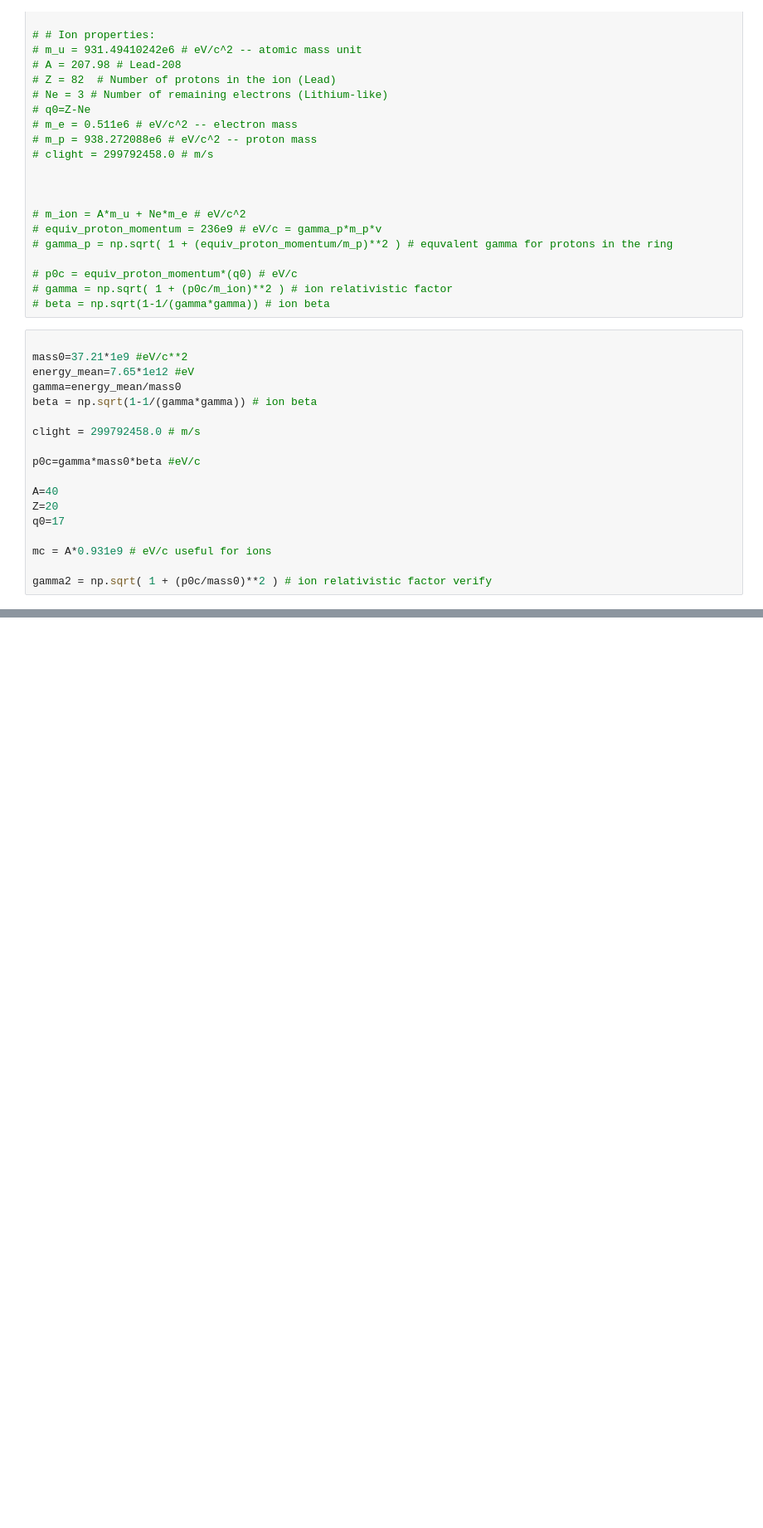
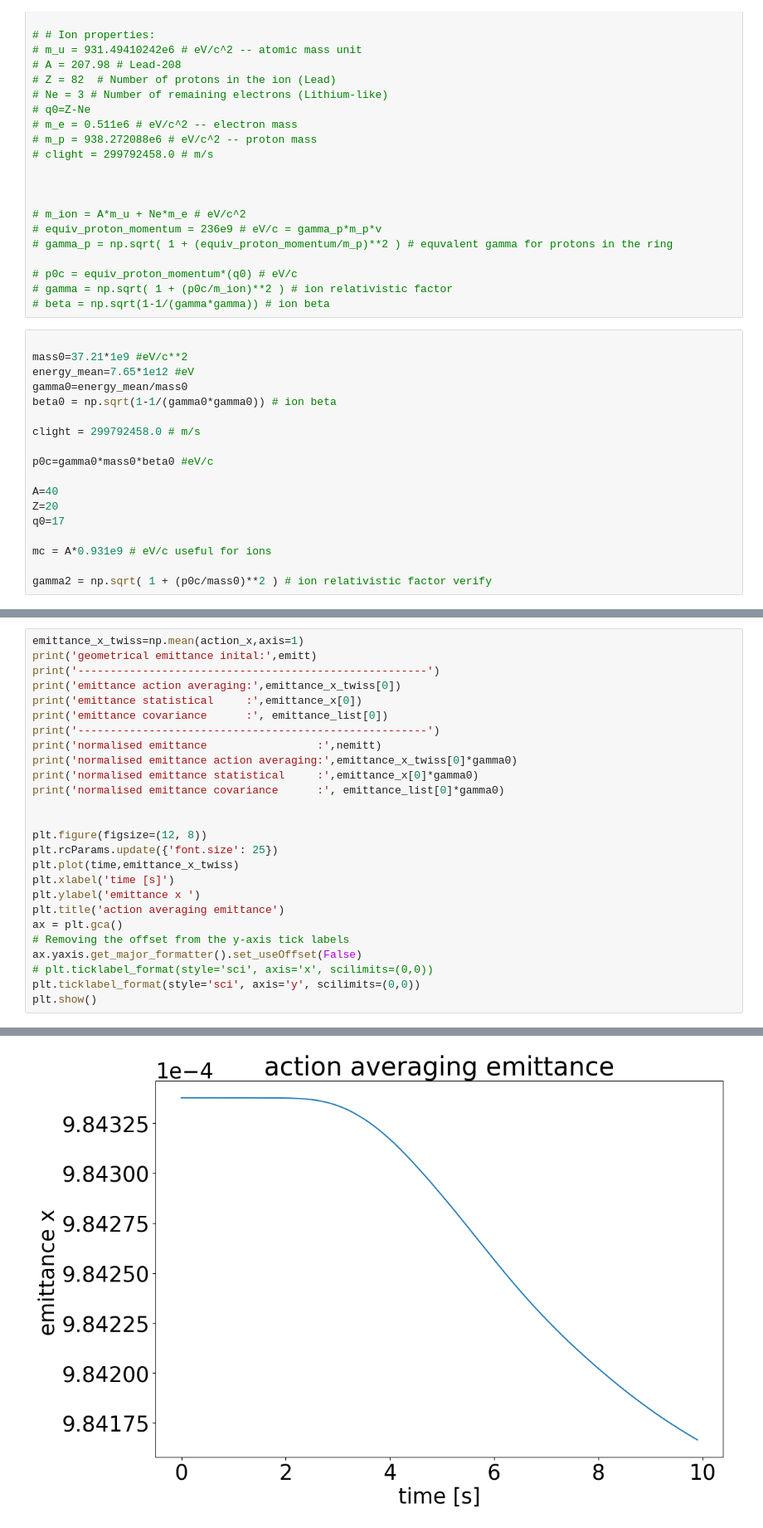
Before and after one commit to pkruyt/laser_cooling, a Jupyter notebook: SPS/SPS_pulsed/SPS_pulsed_arc.ipynb, the cells around one changed output, grey strips where cells are left out. Shown at 83% size. Drawn from its saved outputs; the diff is of its cells as text; blank space fills up the shorter version.

```diff
--- a/SPS/SPS_pulsed/SPS_pulsed_arc.ipynb
+++ b/SPS/SPS_pulsed/SPS_pulsed_arc.ipynb
@@ -37,12 +37,12 @@ from scipy import constants
 
 mass0=37.21*1e9 #eV/c**2
 energy_mean=7.65*1e12 #eV
-gamma=energy_mean/mass0
-beta = np.sqrt(1-1/(gamma*gamma)) # ion beta
+gamma0=energy_mean/mass0
+beta0 = np.sqrt(1-1/(gamma0*gamma0)) # ion beta
 
 clight = 299792458.0 # m/s
 
-p0c=gamma*mass0*beta #eV/c
+p0c=gamma0*mass0*beta0 #eV/c
 
 A=40
 Z=20
@@ -322,0 +405,27 @@ np.savez('results/Pulsed_data.npz', x=x, px=px, y=y, py=py, zeta=zeta, delta=del
+# %%
+emittance_x_twiss=np.mean(action_x,axis=1)
+print('geometrical emittance inital:',emitt)
+print('------------------------------------------------------')
+print('emittance action averaging:',emittance_x_twiss[0])
+print('emittance statistical     :',emittance_x[0])
+print('emittance covariance      :', emittance_list[0])
+print('------------------------------------------------------')
+print('normalised emittance                 :',nemitt)
+print('normalised emittance action averaging:',emittance_x_twiss[0]*gamma0)
+print('normalised emittance statistical     :',emittance_x[0]*gamma0)
+print('normalised emittance covariance      :', emittance_list[0]*gamma0)
+
+
+plt.figure(figsize=(12, 8))
+plt.rcParams.update({'font.size': 25})
+plt.plot(time,emittance_x_twiss)
+plt.xlabel('time [s]')
+plt.ylabel('emittance x ')
+plt.title('action averaging emittance')
+ax = plt.gca()
+# Removing the offset from the y-axis tick labels
+ax.yaxis.get_major_formatter().set_useOffset(False)
+# plt.ticklabel_format(style='sci', axis='x', scilimits=(0,0))
+plt.ticklabel_format(style='sci', axis='y', scilimits=(0,0))
+plt.show()
+# %% [output]
@@ -322,0 +442 @@ np.savez('results/Pulsed_data.npz', x=x, px=px, y=y, py=py, zeta=zeta, delta=del
+[figure, added]
```
Also changed, not shown: parts of 22 cells of this notebook, 3 other files.
